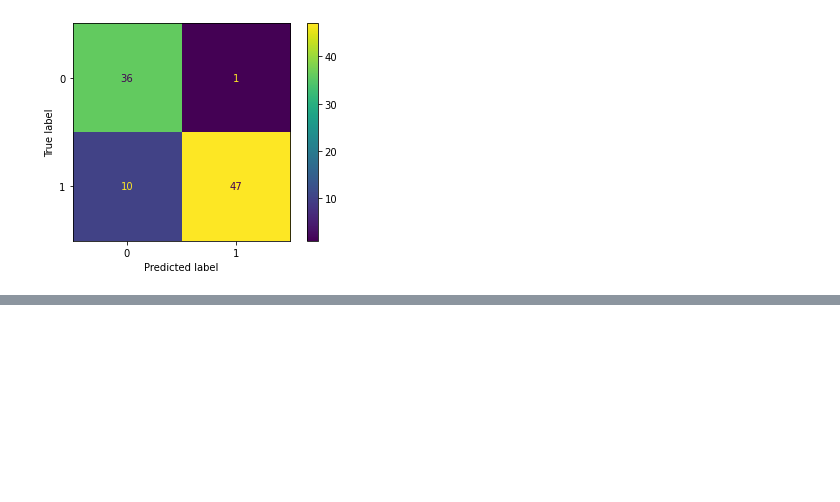
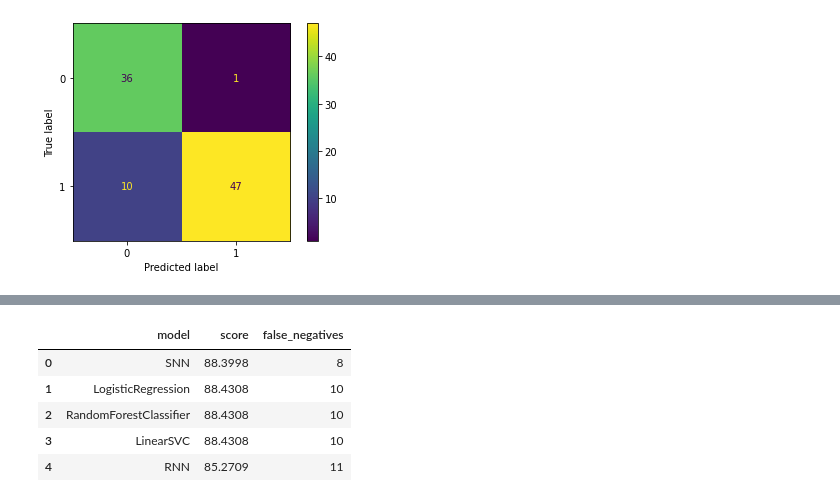
Before and after one commit to amyrmahdy/pets, a Jupyter notebook: AI/classification/oasis_brain_project/brain_mri_v1.ipynb, the cells around one changed output, grey strips where cells are left out. Cells and saved outputs as stored; diff of their text form; code cells hidden in the pictures; blank space fills up the shorter version.

```diff
--- a/AI/classification/oasis_brain_project/brain_mri.ipynb
+++ b/AI/classification/oasis_brain_project/brain_mri_v1.ipynb
@@ -324,0 +433,11 @@ weighted avg       0.90      0.88      0.88        94
+# %%
+models = pd.DataFrame(model_details, columns = ["model","score","false_negatives"])
+models = models.sort_values(["false_negatives"]).reset_index(drop = True)
+models
+# %% [output]
+|  | model | score | false_negatives |
+| 0 | SNN | 88.3998 | 8 |
+| 1 | LogisticRegression | 88.4308 | 10 |
+| 2 | RandomForestClassifier | 88.4308 | 10 |
+| 3 | LinearSVC | 88.4308 | 10 |
+| 4 | RNN | 85.2709 | 11 |
```
Also changed, not shown: parts of 17 cells of this notebook, 4 other files.
